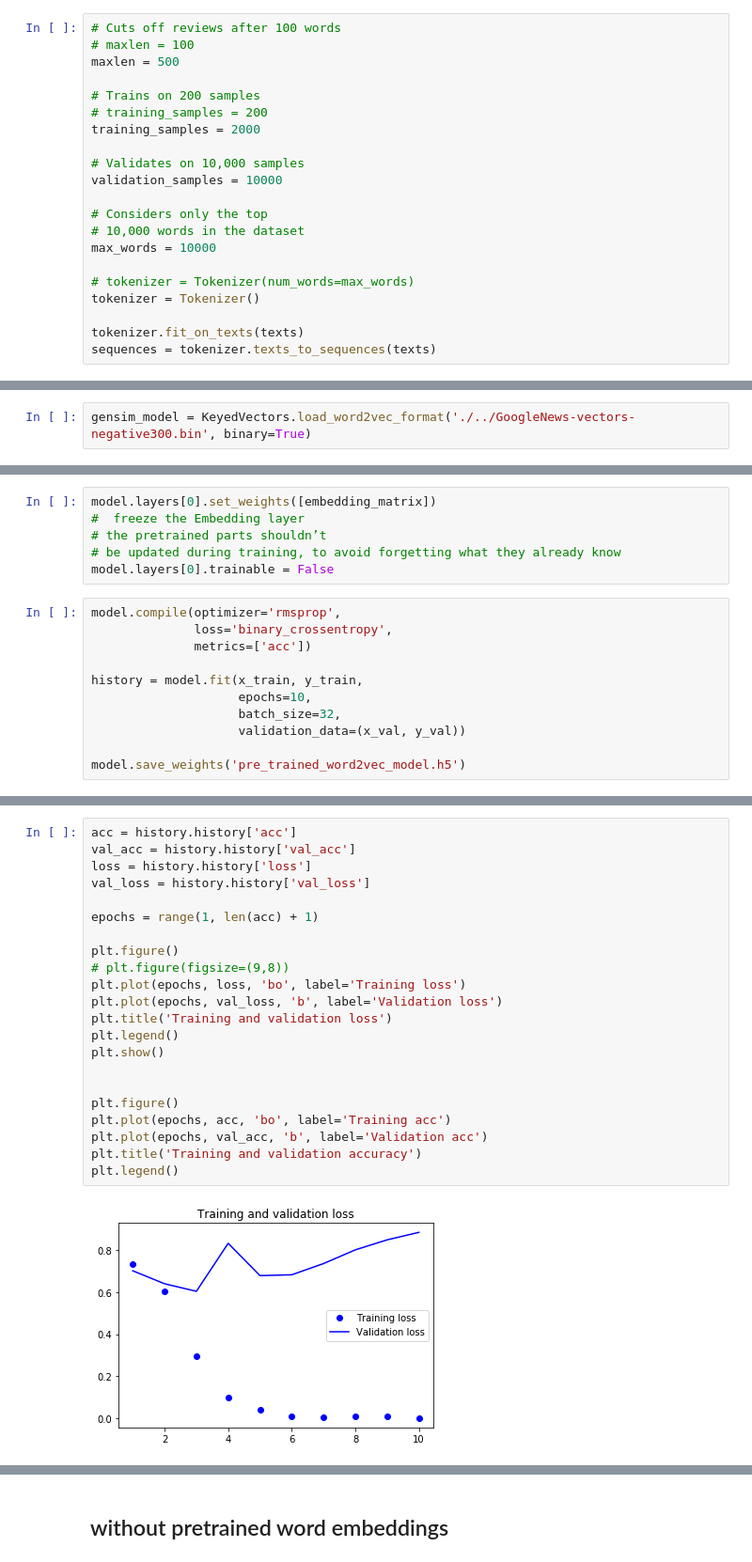
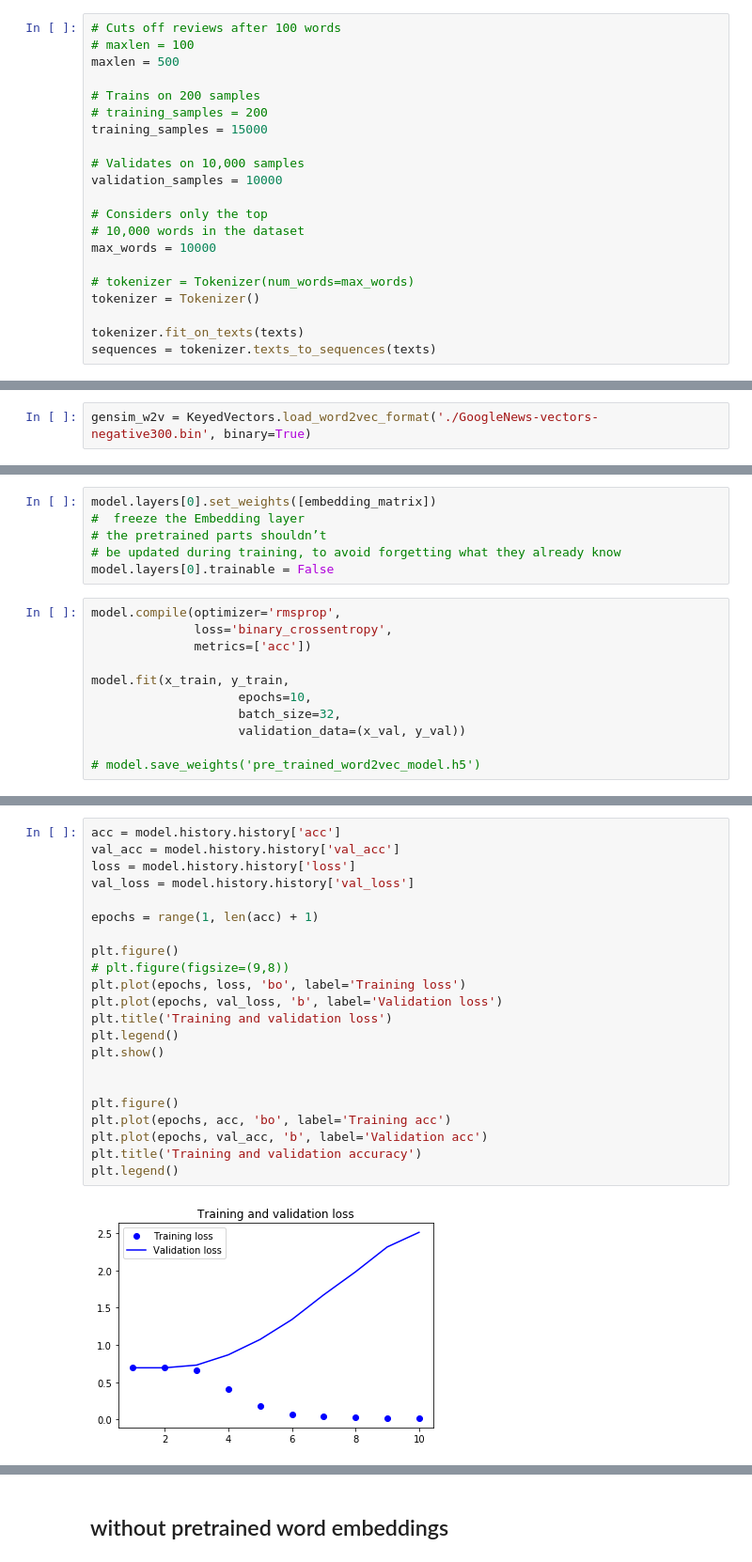
Before and after one commit to Kabongosalomon/Word-Embedding-Investigation, a Jupyter notebook: One_hot_and_Embeddings.ipynb, the cells around one changed output, grey strips where cells are left out. Shown at 94% size. Drawn from its saved outputs; the diff is of its cells as text.

```diff
--- a/One_hot_and_Embeddings.ipynb
+++ b/One_hot_and_Embeddings.ipynb
@@ -510,7 +508,7 @@ maxlen = 500
 
 # Trains on 200 samples
 # training_samples = 200
-training_samples = 2000
+training_samples = 15000
 
 # Validates on 10,000 samples
 validation_samples = 10000
@@ -773,5 +806,5 @@ dimensions capture specific semantic properties
 # %%
-gensim_model = KeyedVectors.load_word2vec_format('./../GoogleNews-vectors-negative300.bin', binary=True)
+gensim_w2v = KeyedVectors.load_word2vec_format('./GoogleNews-vectors-negative300.bin', binary=True)
 # %%
 print('hello =', gensim_model['hello'])
 # %% [output]
@@ -1104,10 +1137,10 @@ model.compile(optimizer='rmsprop',
               loss='binary_crossentropy',
               metrics=['acc'])
 
-history = model.fit(x_train, y_train,
+model.fit(x_train, y_train,
                     epochs=10,
                     batch_size=32,
                     validation_data=(x_val, y_val))
 
-model.save_weights('pre_trained_word2vec_model.h5')
+# model.save_weights('pre_trained_word2vec_model.h5')
 # %% [output]
@@ -1131,25 +1165,25 @@ Epoch 10/10
 # %%
-acc = history.history['acc']
-val_acc = history.history['val_acc']
-loss = history.history['loss']
-val_loss = history.history['val_loss']
+acc = model.history.history['acc']
+val_acc = model.history.history['val_acc']
+loss = model.history.history['loss']
+val_loss = model.history.history['val_loss']
 
 epochs = range(1, len(acc) + 1)
 
 plt.figure()
 # plt.figure(figsize=(9,8))
 plt.plot(epochs, loss, 'bo', label='Training loss')
 plt.plot(epochs, val_loss, 'b', label='Validation loss')
 plt.title('Training and validation loss')
 plt.legend()
 plt.show()
 
 
 plt.figure()
 plt.plot(epochs, acc, 'bo', label='Training acc')
 plt.plot(epochs, val_acc, 'b', label='Validation acc')
 plt.title('Training and validation accuracy')
 plt.legend()
 # %% [output]
-[figure, old version]
+[figure, new version]
 <matplotlib.legend.Legend at 0x...>
```
Also changed, not shown: parts of 10 cells of this notebook.
